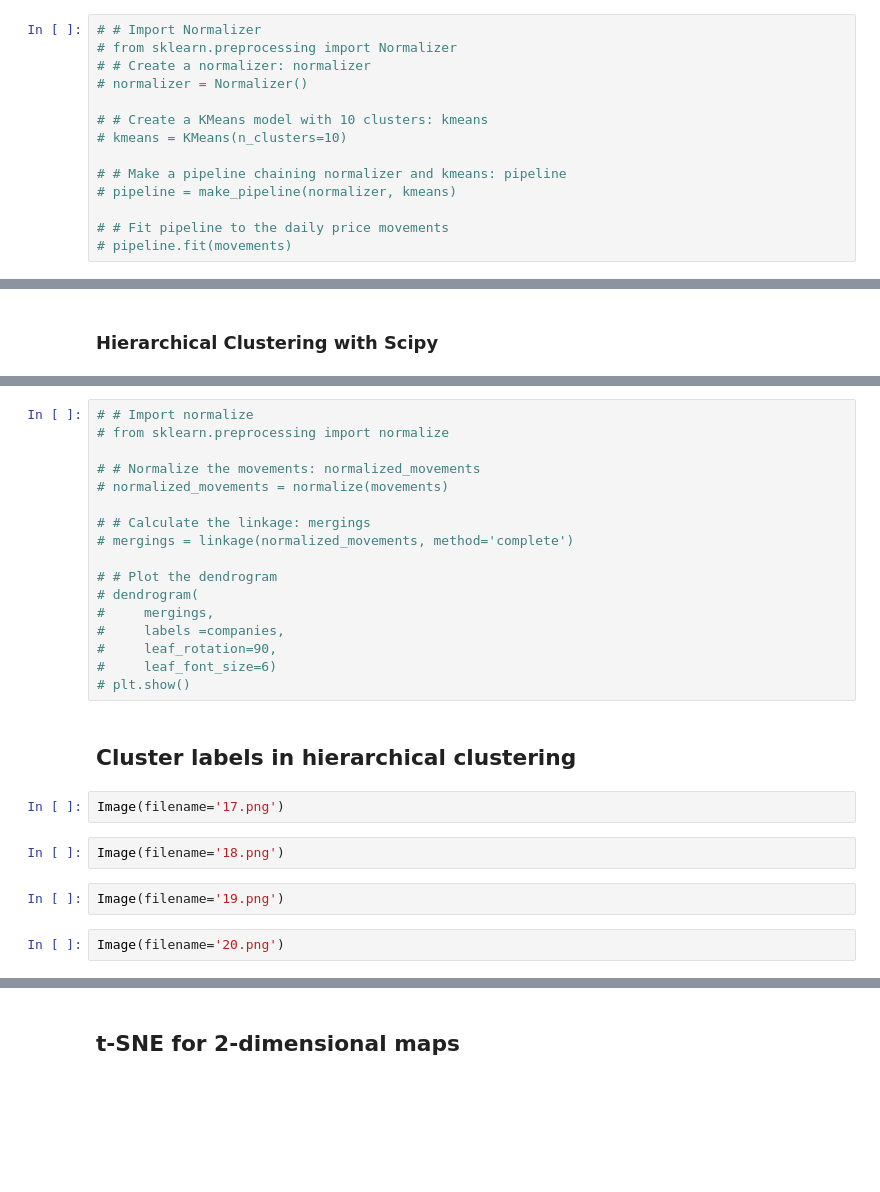
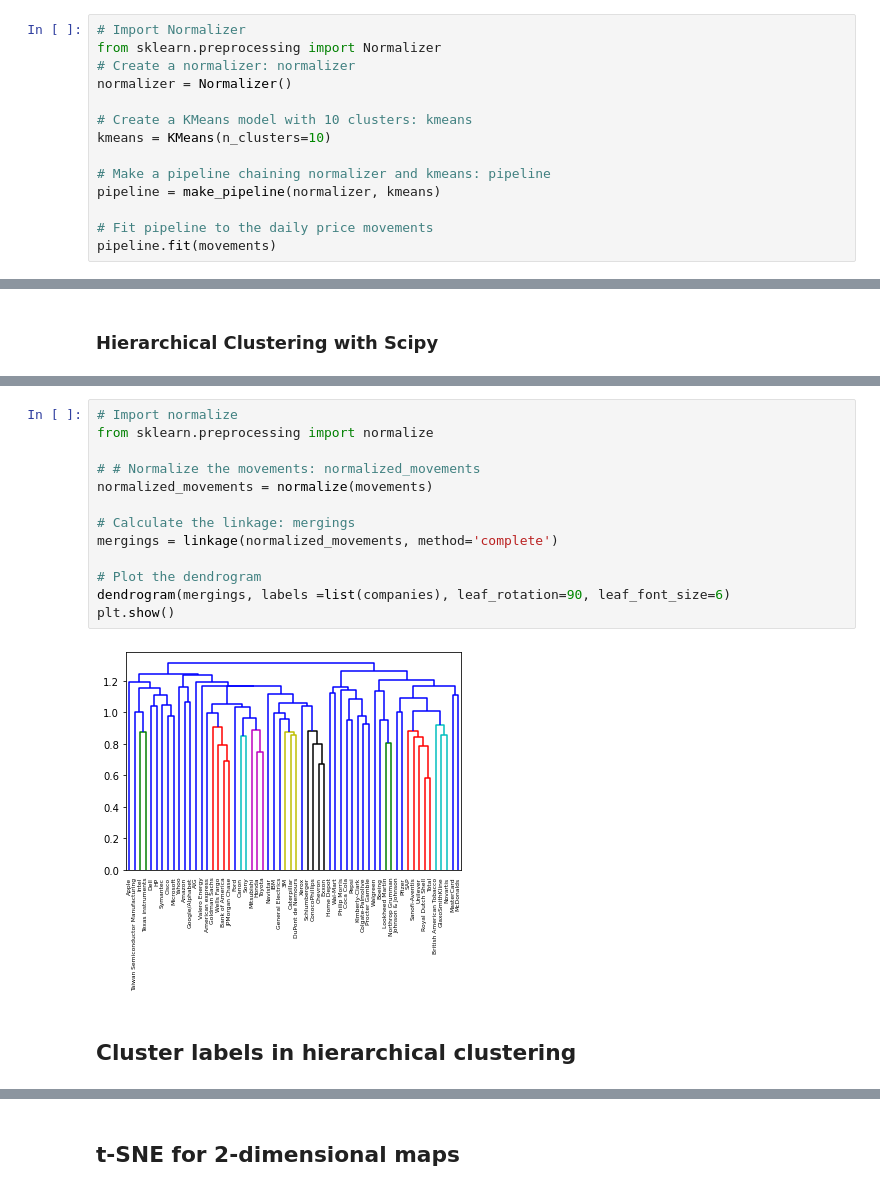
Before and after one commit to nflorez228/Machine-Learning-Scientist-with-Python, a Jupyter notebook: 2 - Unsupervised Learning in Python/Ch2_Unsupervised learning.ipynb, the cells around one changed output, grey strips where cells are left out. Cells and saved outputs as stored; diff of their text form; blank space fills up the shorter version.

```diff
--- a/2 - Unsupervised Learning in Python/Ch2_Unsupervised learning.ipynb
+++ b/2 - Unsupervised Learning in Python/Ch2_Unsupervised learning.ipynb
@@ -305,14 +317,14 @@ labels
 # %%
-# # Import Normalizer
-# from sklearn.preprocessing import Normalizer
-# # Create a normalizer: normalizer
-# normalizer = Normalizer()
+# Import Normalizer
+from sklearn.preprocessing import Normalizer
+# Create a normalizer: normalizer
+normalizer = Normalizer()
 
-# # Create a KMeans model with 10 clusters: kmeans
-# kmeans = KMeans(n_clusters=10)
+# Create a KMeans model with 10 clusters: kmeans
+kmeans = KMeans(n_clusters=10)
 
-# # Make a pipeline chaining normalizer and kmeans: pipeline
-# pipeline = make_pipeline(normalizer, kmeans)
+# Make a pipeline chaining normalizer and kmeans: pipeline
+pipeline = make_pipeline(normalizer, kmeans)
 
-# # Fit pipeline to the daily price movements
-# pipeline.fit(movements)
+# Fit pipeline to the daily price movements
+pipeline.fit(movements)
@@ -352,27 +517,17 @@ Image(filename='16.png')
 # %%
-# # Import normalize
-# from sklearn.preprocessing import normalize
+# Import normalize
+from sklearn.preprocessing import normalize
 
 # # Normalize the movements: normalized_movements
-# normalized_movements = normalize(movements)
+normalized_movements = normalize(movements)
 
-# # Calculate the linkage: mergings
-# mergings = linkage(normalized_movements, method='complete')
+# Calculate the linkage: mergings
+mergings = linkage(normalized_movements, method='complete')
 
-# # Plot the dendrogram
-# dendrogram(
-#     mergings,
-#     labels =companies,
-#     leaf_rotation=90,
-#     leaf_font_size=6)
-# plt.show()
+# Plot the dendrogram
+dendrogram(mergings, labels =list(companies), leaf_rotation=90, leaf_font_size=6)
+plt.show()
+# %% [output]
+[figure, added]
 # %% [markdown]
 ## Cluster labels in hierarchical clustering
-# %%
-Image(filename='17.png')
-# %%
-Image(filename='18.png')
-# %%
-Image(filename='19.png')
-# %%
-Image(filename='20.png')
```
Also changed, not shown: parts of 108 cells of this notebook, 42 other files.
